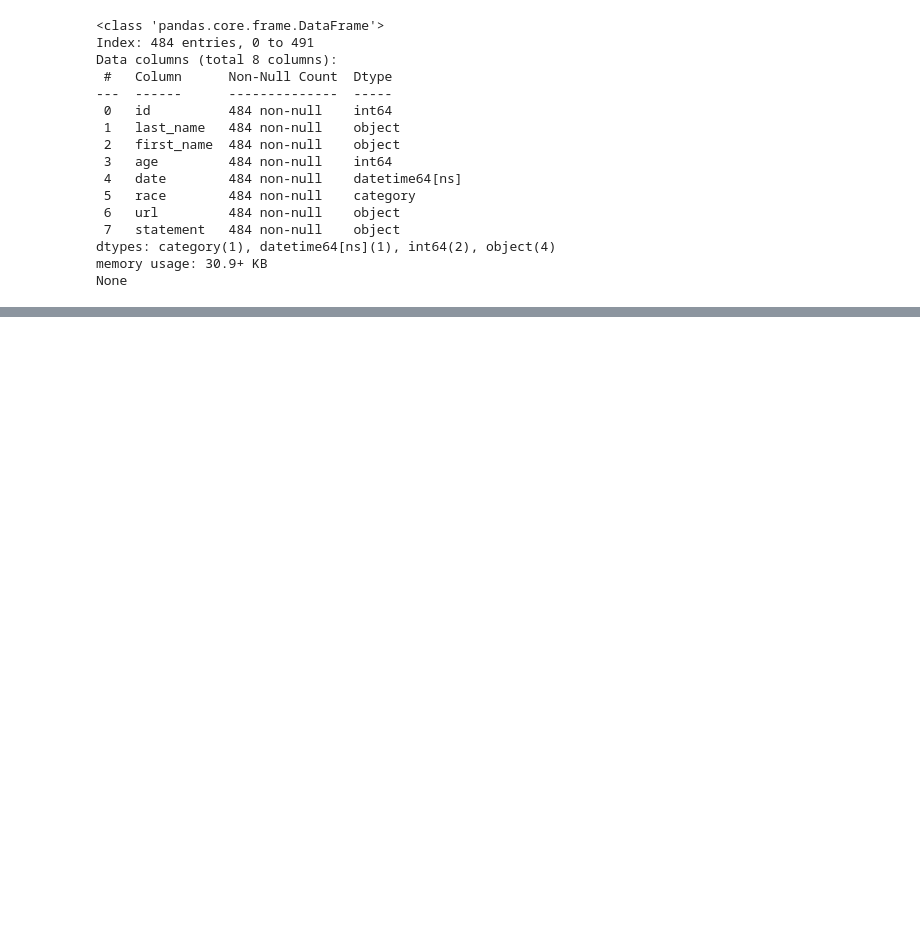
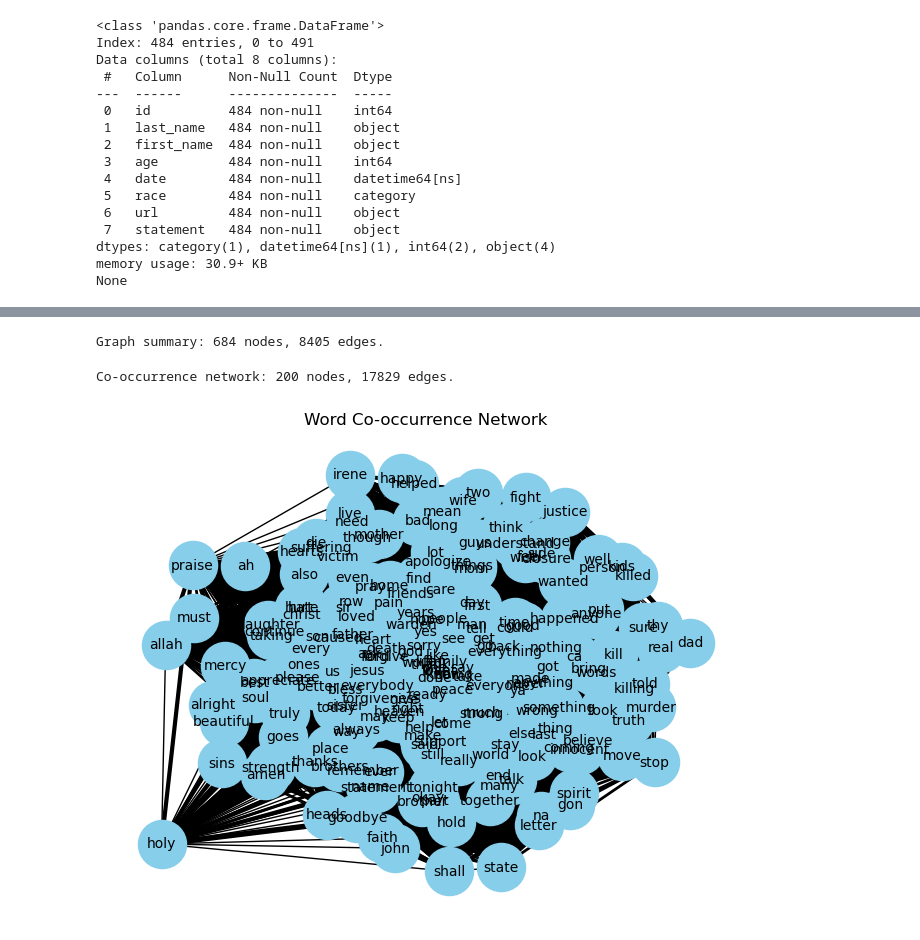
Before and after one commit to stephbc/DATA620_Summer2025, a Jupyter notebook: final.ipynb, the cells around one changed output, grey strips where cells are left out. Cells and saved outputs as stored; diff of their text form; code cells hidden in the pictures; blank space fills up the shorter version.

```diff
--- a/final.ipynb
+++ b/final.ipynb
@@ -229,0 +323,66 @@ plt.show()
+# %%
+import networkx as nx
+
+B = nx.Graph()
+
+# Add row_id nodes with metadata
+for _, row in dr_df.iterrows():
+    B.add_node(
+        row["id"],
+        bipartite=0,  # Set type: 0 = person node
+        label=row["id"],
+        race=row["race"],
+        age=row["age"],
+        node_type="person"
+    )
+
+# Add word nodes
+for word in top_words:
+    B.add_node(
+        word,
+        bipartite=1,  # Set type: 1 = word node
+        label=word,
+        node_type="word"
+    )
+
+# Add edges (row_id <-> word)
+for _, row in dr_df.iterrows():
+    for word in row["tokens"]:
+        if word in top_words:
+            B.add_edge(row["id"], word)
+
+print(f"\nGraph summary: {B.number_of_nodes()} nodes, {B.number_of_edges()} edges.")
+# %% [output]
+Graph summary: 684 nodes, 8405 edges.
+# %%
+from itertools import combinations
+
+# --- Build word co-occurrence network ---
+G = nx.Graph()
+
+# Add word nodes
+for word in top_words:
+    G.add_node(word, label=word)
+
+# For each paragraph, find co-occurring pairs of top words
+for tokens in dr_df["tokens"]:
+    # Filter tokens to only top words
+    filtered = [word for word in tokens if word in top_words]
+    # Add edges for all pairs of co-occurring words
+    for word1, word2 in combinations(set(filtered), 2):
+        if G.has_edge(word1, word2):
+            G[word1][word2]["weight"] += 1
+        else:
+            G.add_edge(word1, word2, weight=1)
+
+print(f"\nCo-occurrence network: {G.number_of_nodes()} nodes, {G.number_of_edges()} edges.")
+
+pos = nx.spring_layout(G, seed=42)
+edge_weights = [G[u][v]["weight"] for u, v in G.edges()]
+
+nx.draw(G, pos, with_labels=True, node_color="skyblue", node_size=1200, font_size=10, width=edge_weights)
+plt.title("Word Co-occurrence Network")
+plt.show()
+# %% [output]
+Co-occurrence network: 200 nodes, 17829 edges.
+[figure, added]
```
Also changed, not shown: parts of 12 cells of this notebook, 1 other file.
